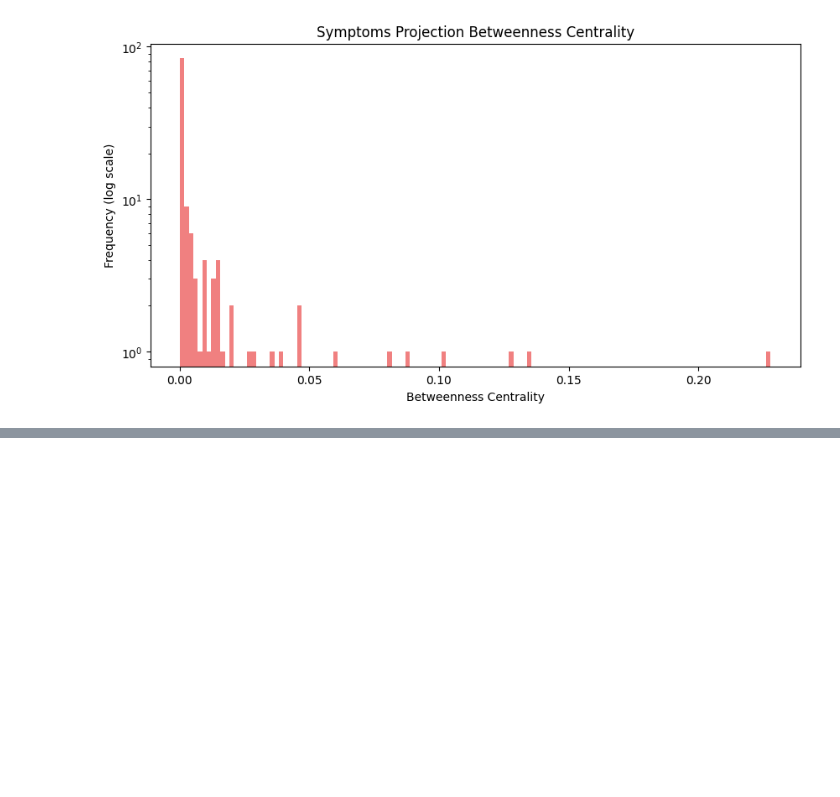
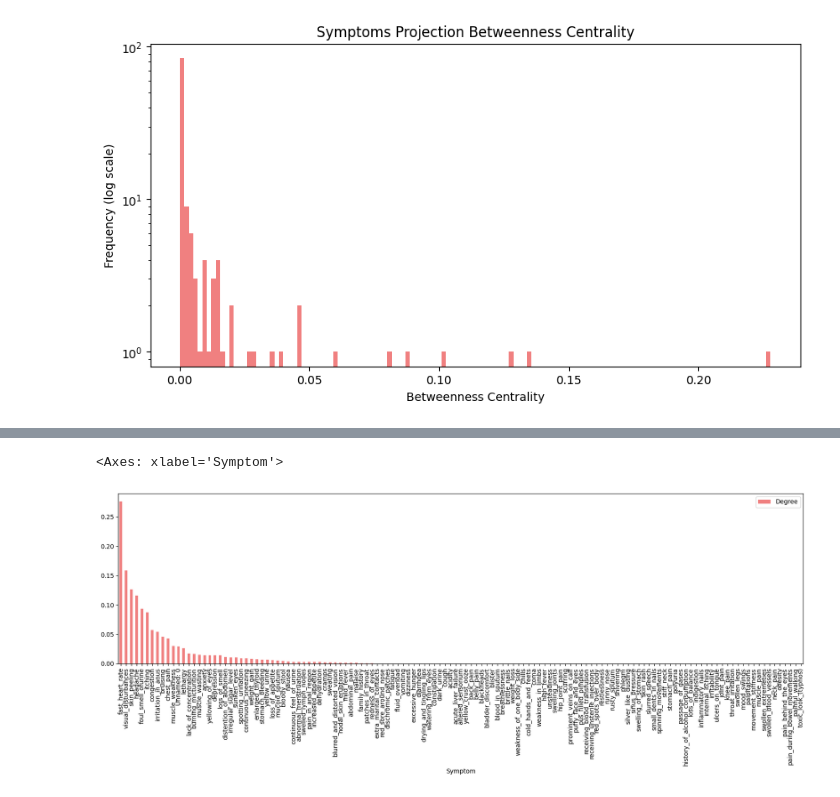
Before and after one commit to DavideLigari/disease-prediction, a Jupyter notebook: code/metrics_analysis/betweenness_centrality.ipynb, the cells around one changed output, grey strips where cells are left out. Saved outputs shown, nothing was run; the diff lists cells and outputs as text; code cells hidden in the pictures; blank space fills up the shorter version.

Commit message:
symptom name inserted in metric visualization

```diff
--- a/code/metrics_analysis/betweenness_centrality.ipynb
+++ b/code/metrics_analysis/betweenness_centrality.ipynb
@@ -135,0 +136,13 @@ plt.bar(
+# %%
+data_onehot = pd.read_csv("../../dataset/one_hot_encoding.csv")
+names = data_onehot.columns.values.tolist()
+names = names[:-1]
+
+# Sort the symptoms by betweenness centrality
+sorted_index = np.argsort(graph_betweenness_symptoms_only)[::-1]
+sorted_names = {names[i]: graph_betweenness_symptoms_only[i] for i in sorted_index}
+sorted_names_L1 = pd.DataFrame(sorted_names.items(), columns=['Symptom', 'Degree'])
+sorted_names_L1.plot.bar(x='Symptom', y='Degree', figsize=(20,5), color="lightcoral")
+# %% [output]
+<Axes: xlabel='Symptom'>
+[figure, added]
```
Also changed, not shown: parts of 2 cells of this notebook, 2 other files.
